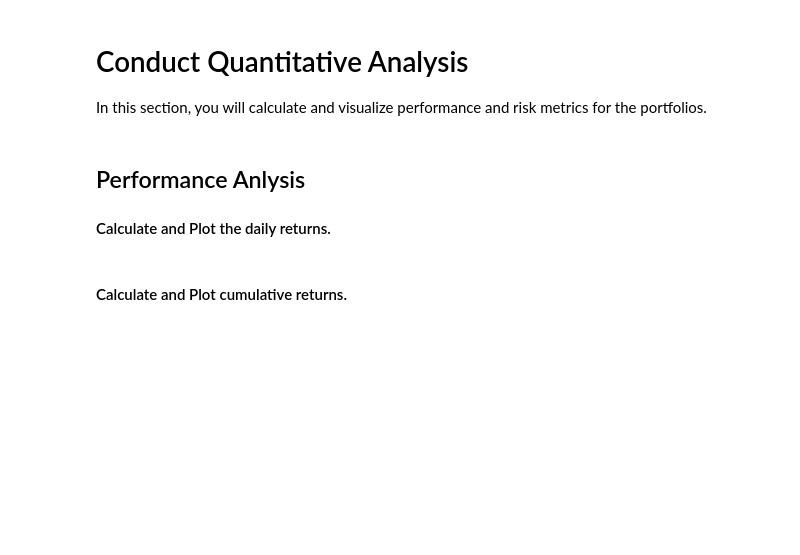
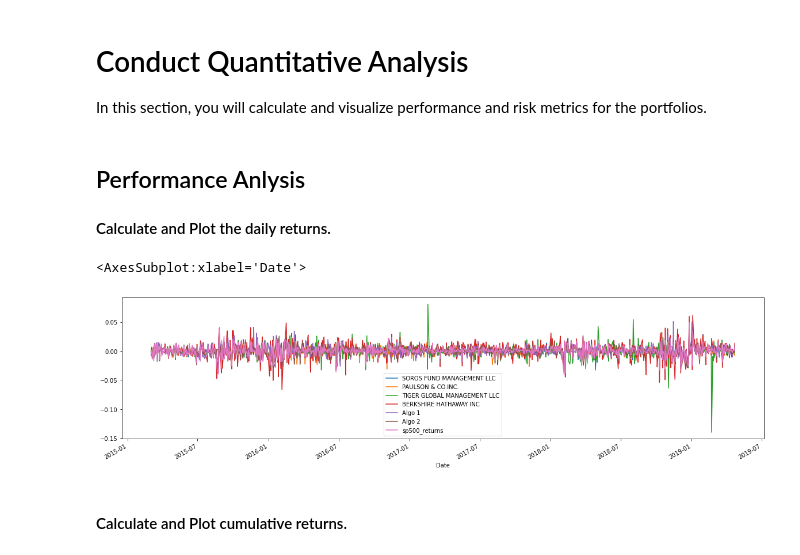
Before and after one commit to jcm-co/homework-pandas, a Jupyter notebook: whale_analysis.ipynb, the cells around one changed output. Saved outputs shown, nothing was run; the diff lists cells and outputs as text; code cells hidden in the pictures; blank space fills up the shorter version.

```diff
--- a/whale_analysis.ipynb
+++ b/whale_analysis.ipynb
@@ -233,6 +241,11 @@ In this section, you will calculate and visualize performance and risk metrics f
 #### Calculate and Plot the daily returns.
 # %%
 # Plot daily returns of all portfolios
+
+df_combined_daily.plot(figsize=(20,5))
+# %% [output]
+<AxesSubplot:xlabel='Date'>
+[figure, added]
 # %% [markdown]
 #### Calculate and Plot cumulative returns.
 # %%
```
Also changed, not shown: parts of 54 cells of this notebook.
